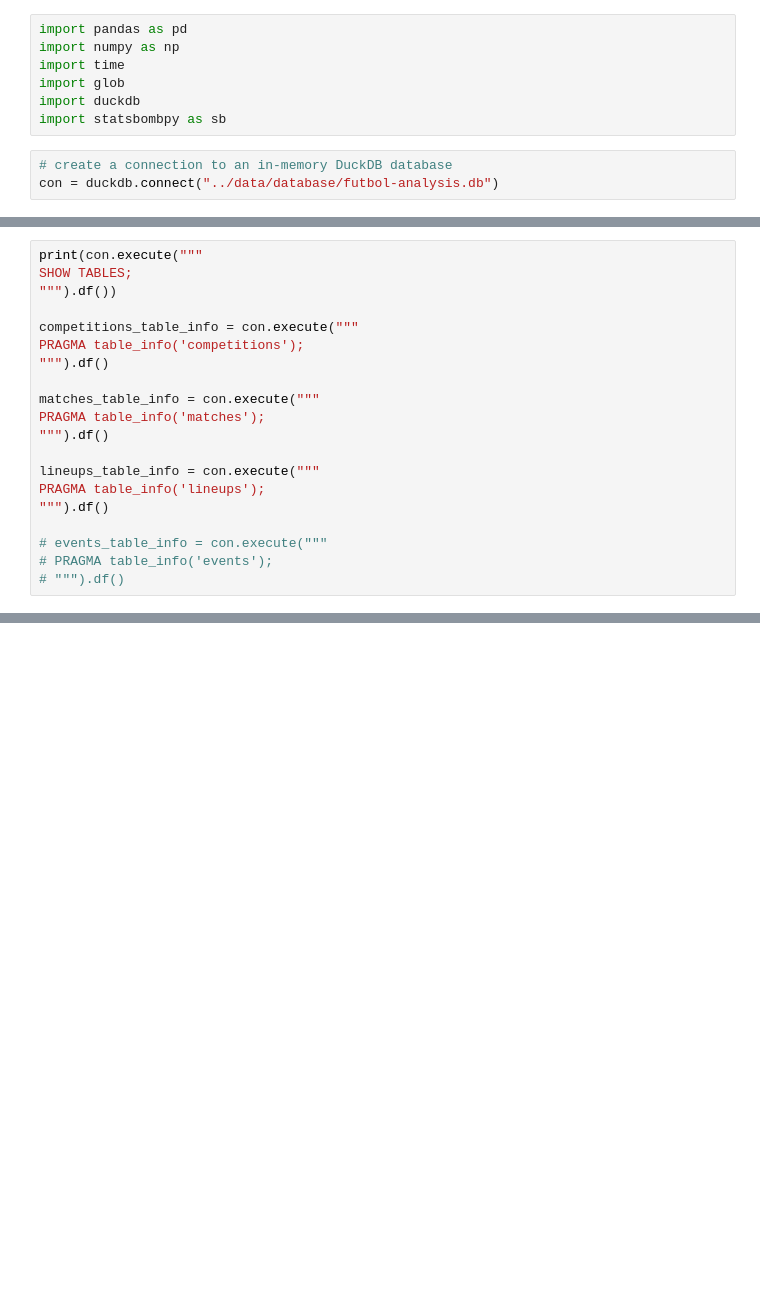
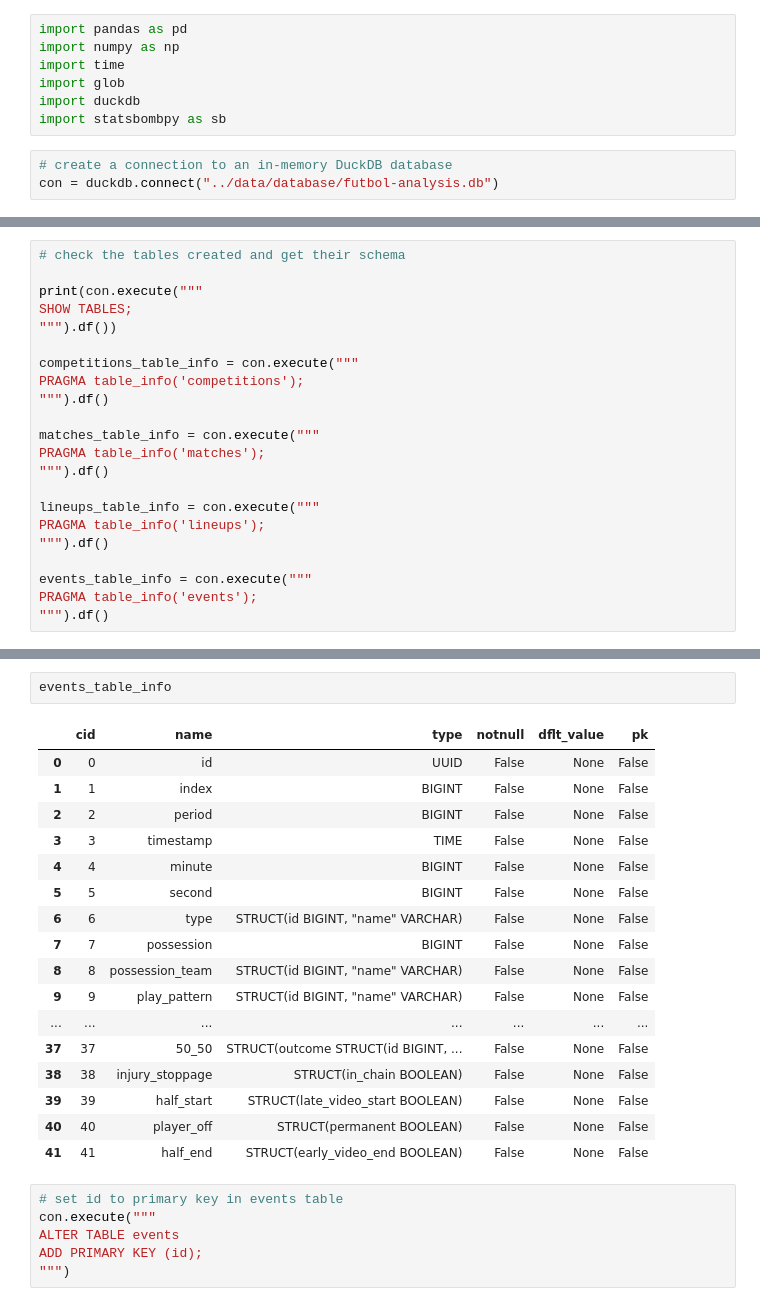
Before and after one commit to nils-dahlin/Futbol-Analysis, a Jupyter notebook: data-collection/statsbombpy.ipynb, the cells around one changed output, grey strips where cells are left out. Saved outputs shown, nothing was run; the diff lists cells and outputs as text; blank space fills up the shorter version.

```diff
--- a/data-collection/statsbombpy.ipynb
+++ b/data-collection/statsbombpy.ipynb
@@ -37,4 +45,6 @@ CREATE TABLE lineups AS
 # %%
+# check the tables created and get their schema
+
 print(con.execute("""
 SHOW TABLES;
 """).df())
@@ -51,9 +61,9 @@ lineups_table_info = con.execute("""
 PRAGMA table_info('lineups');
 """).df()
 
-# events_table_info = con.execute("""
-# PRAGMA table_info('events');
-# """).df()
+events_table_info = con.execute("""
+PRAGMA table_info('events');
+""").df()
 # %% [output]
            name
 0  competitions
@@ -61,0 +158,26 @@ PRAGMA table_info('lineups');
+# %%
+events_table_info
+# %% [output]
+|  | cid | name | type | notnull | dflt_value | pk |
+| 0 | 0 | id | UUID | False | None | False |
+| 1 | 1 | index | BIGINT | False | None | False |
+| 2 | 2 | period | BIGINT | False | None | False |
+| 3 | 3 | timestamp | TIME | False | None | False |
+| 4 | 4 | minute | BIGINT | False | None | False |
+| 5 | 5 | second | BIGINT | False | None | False |
+| 6 | 6 | type | STRUCT(id BIGINT, "name" VARCHAR) | False | None | False |
+| 7 | 7 | possession | BIGINT | False | None | False |
+| 8 | 8 | possession_team | STRUCT(id BIGINT, "name" VARCHAR) | False | None | False |
+| 9 | 9 | play_pattern | STRUCT(id BIGINT, "name" VARCHAR) | False | None | False |
+| ... | ... | ... | ... | ... | ... | ... |
+| 37 | 37 | 50_50 | STRUCT(outcome STRUCT(id BIGINT, ... | False | None | False |
+| 38 | 38 | injury_stoppage | STRUCT(in_chain BOOLEAN) | False | None | False |
+| 39 | 39 | half_start | STRUCT(late_video_start BOOLEAN) | False | None | False |
+| 40 | 40 | player_off | STRUCT(permanent BOOLEAN) | False | None | False |
+| 41 | 41 | half_end | STRUCT(early_video_end BOOLEAN) | False | None | False |
+# %%
+# set id to primary key in events table
+con.execute("""
+ALTER TABLE events
+ADD PRIMARY KEY (id);
+""")
```
Also changed, not shown: parts of 11 cells of this notebook, 1 other file.
